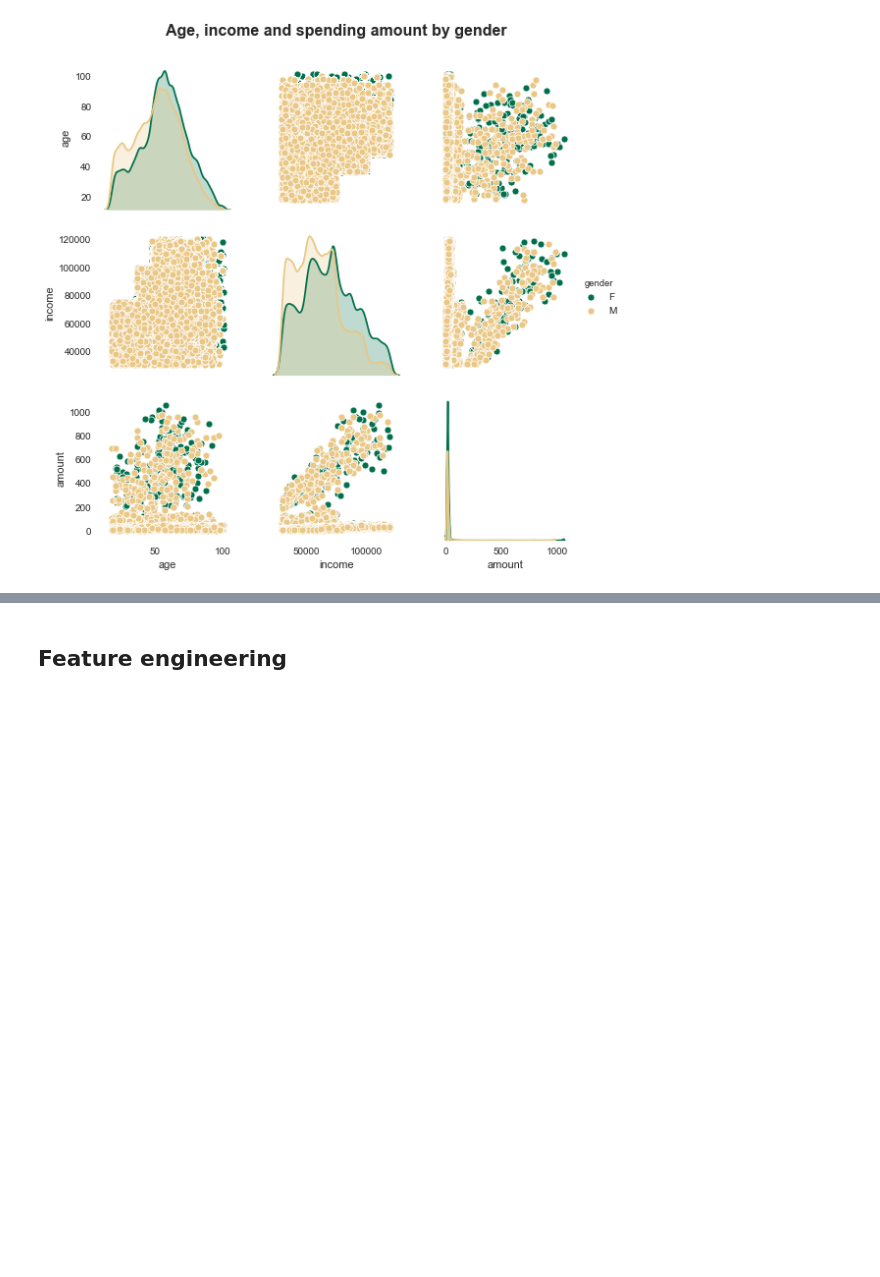
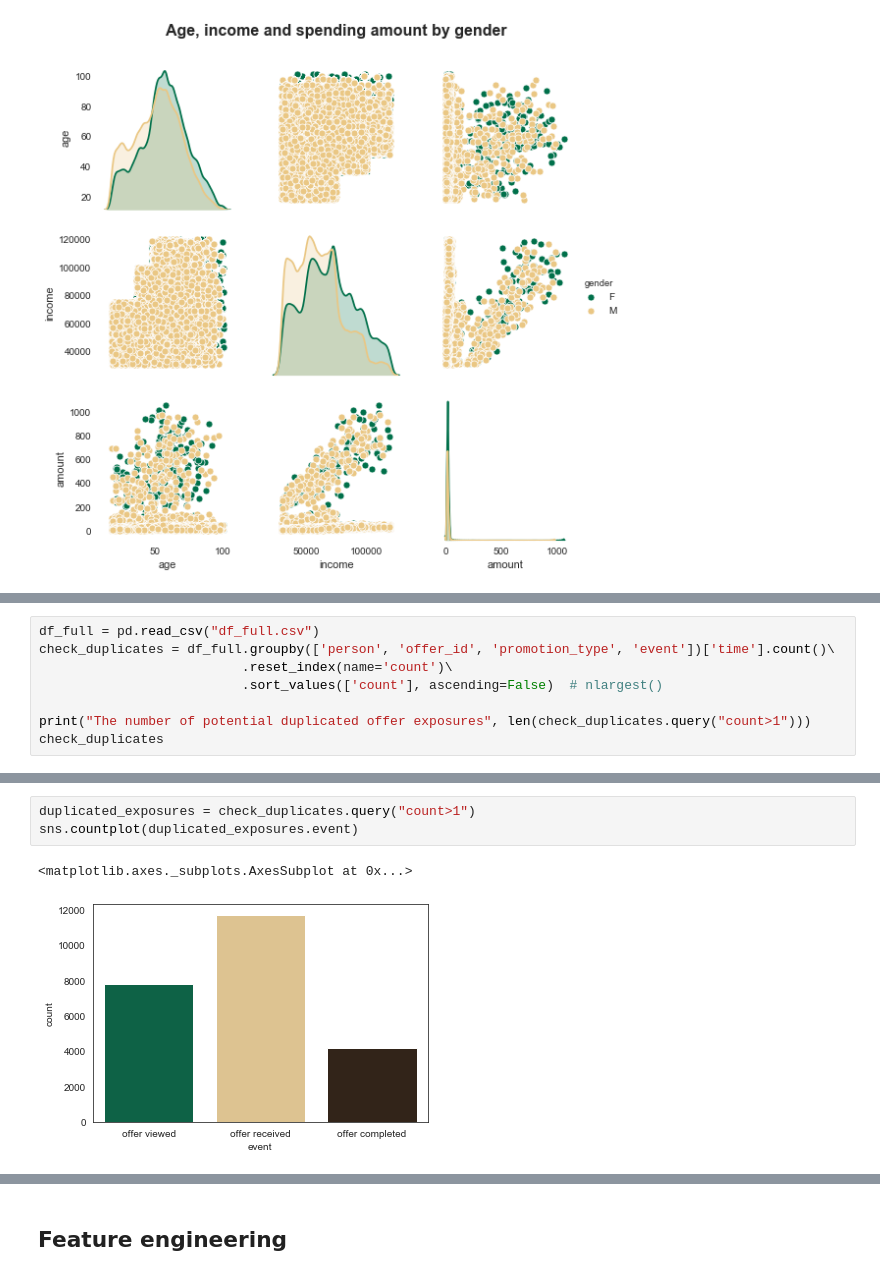
Before and after one commit to Freiheit77/Starbucks-Customer-Segmentation, a Jupyter notebook: starbucks customer segmentation.ipynb, the cells around one changed output, grey strips where cells are left out. Drawn from its saved outputs; the diff is of its cells as text; blank space fills up the shorter version.

```diff
--- a/starbucks customer segmentation.ipynb
+++ b/starbucks customer segmentation.ipynb
@@ -389,0 +583,8 @@ Text(0.5, 1.0, 'Avg spendings by Month and Year')
+# %%
+df_full = pd.read_csv("df_full.csv")
+check_duplicates = df_full.groupby(['person', 'offer_id', 'promotion_type', 'event'])['time'].count()\
+                          .reset_index(name='count')\
+                          .sort_values(['count'], ascending=False)  # nlargest()
+
+print("The number of potential duplicated offer exposures", len(check_duplicates.query("count>1")))
+check_duplicates
@@ -389,0 +606,6 @@ Text(0.5, 1.0, 'Avg spendings by Month and Year')
+# %%
+duplicated_exposures = check_duplicates.query("count>1")
+sns.countplot(duplicated_exposures.event)
+# %% [output]
+<matplotlib.axes._subplots.AxesSubplot at 0x...>
+[figure, added]
```
Also changed, not shown: parts of 36 cells of this notebook.
